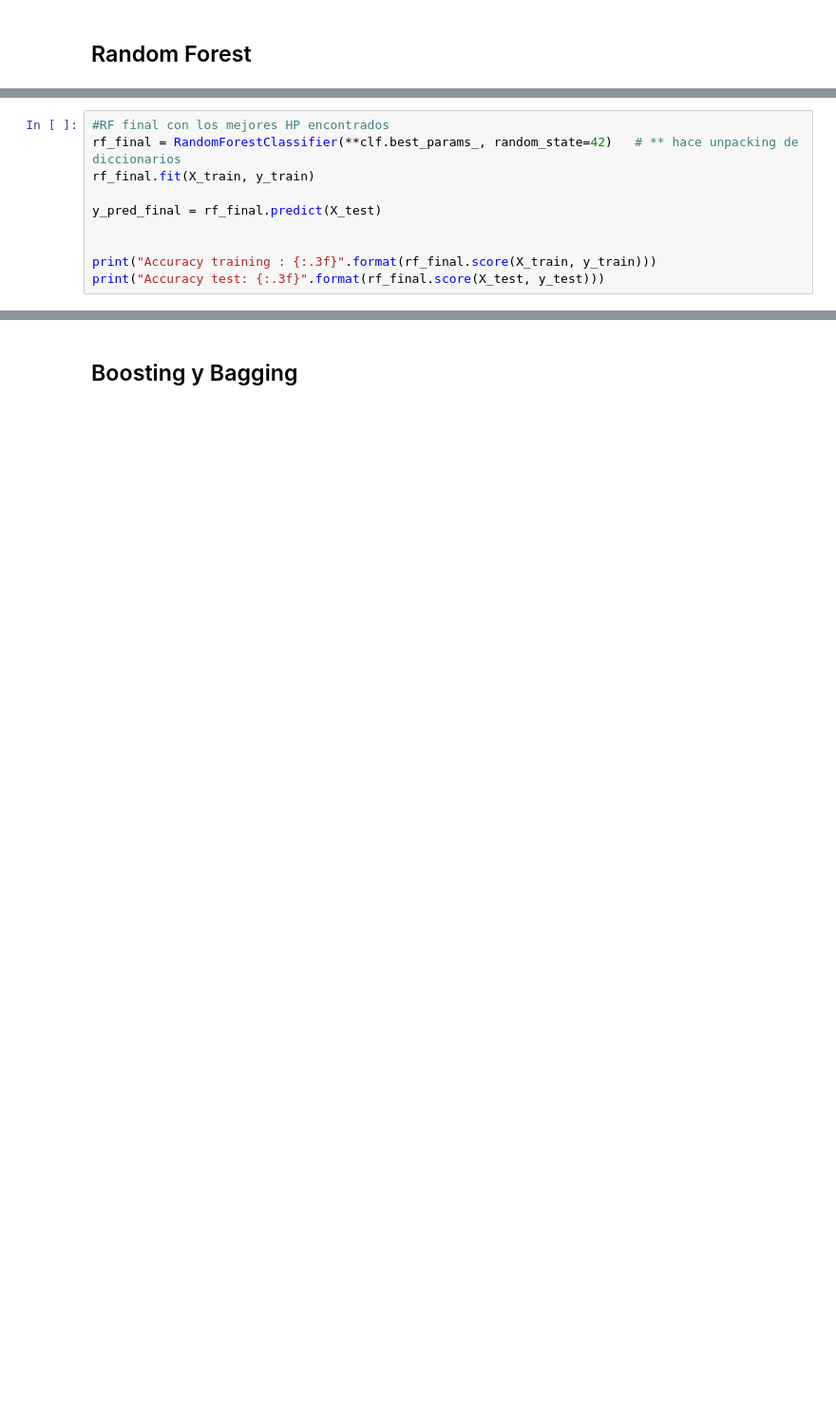
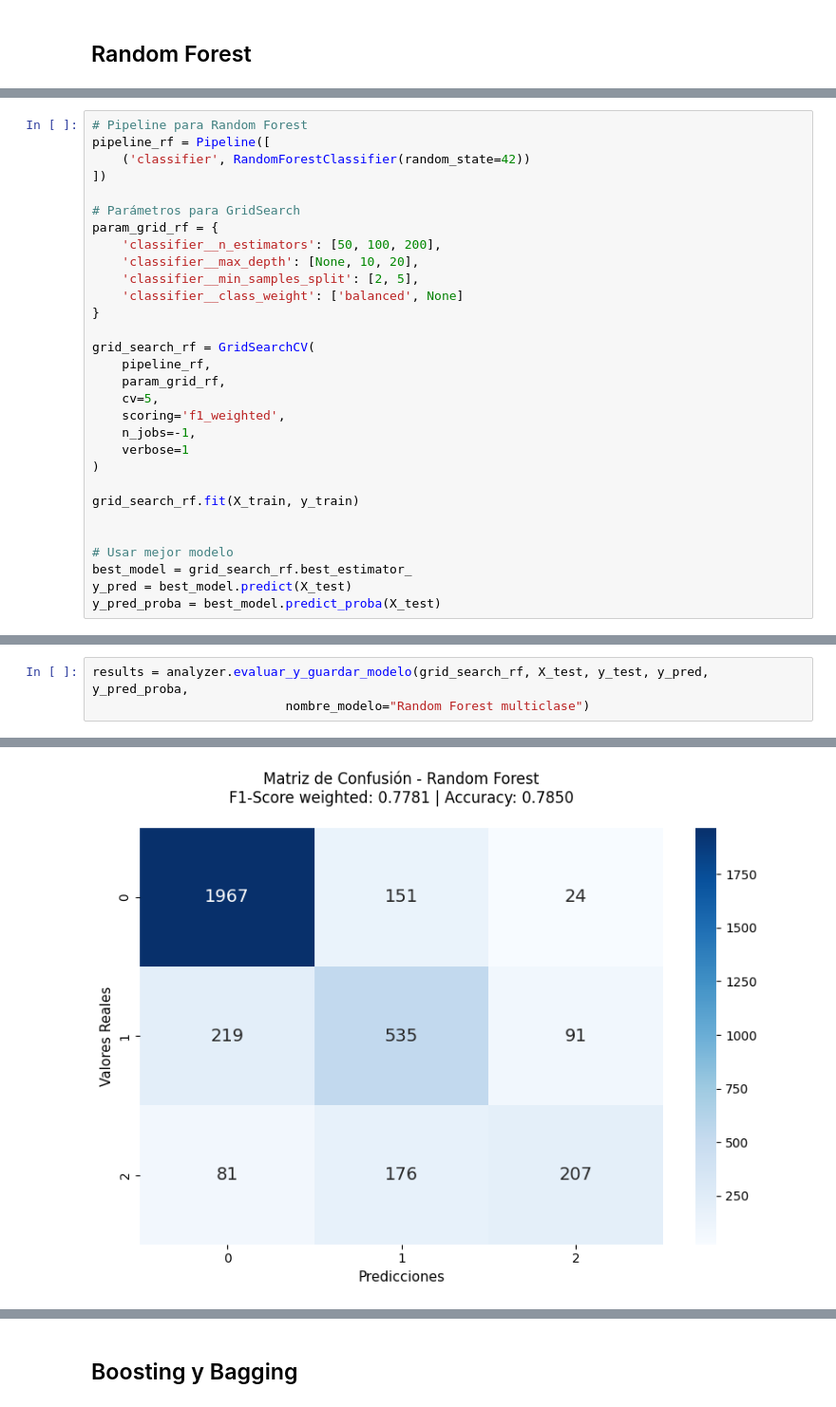
Before and after one commit to SofiaForni/aprendizaje_automatico_desertores, a Jupyter notebook: notebooks/modelos_target_multiclase.ipynb, the cells around one changed output, grey strips where cells are left out. Shown: that part at 95% size. Drawn from its saved outputs; the diff is of its cells as text; blank space fills up the shorter version.

```diff
--- a/notebooks/modelos_target_multiclase.ipynb
+++ b/notebooks/modelos_target_multiclase.ipynb
@@ -233,10 +136,0 @@ Accuracy test: 0.784
-# %%
-#RF final con los mejores HP encontrados
-rf_final = RandomForestClassifier(**clf.best_params_, random_state=42)   # ** hace unpacking de diccionarios
-rf_final.fit(X_train, y_train)
-
-y_pred_final = rf_final.predict(X_test)
-
-
-print("Accuracy training : {:.3f}".format(rf_final.score(X_train, y_train)))
-print("Accuracy test: {:.3f}".format(rf_final.score(X_test, y_test)))
@@ -294,0 +137,30 @@ weighted avg       0.78      0.78      0.77     11502
+# %%
+# Pipeline para Random Forest
+pipeline_rf = Pipeline([
+    ('classifier', RandomForestClassifier(random_state=42))
+])
+
+# Parámetros para GridSearch
+param_grid_rf = {
+    'classifier__n_estimators': [50, 100, 200],
+    'classifier__max_depth': [None, 10, 20],
+    'classifier__min_samples_split': [2, 5],
+    'classifier__class_weight': ['balanced', None]
+}
+
+grid_search_rf = GridSearchCV(
+    pipeline_rf,
+    param_grid_rf,
+    cv=5,
+    scoring='f1_weighted',
+    n_jobs=-1,
+    verbose=1
+)
+
+grid_search_rf.fit(X_train, y_train)
+
+
+# Usar mejor modelo
+best_model = grid_search_rf.best_estimator_
+y_pred = best_model.predict(X_test)
+y_pred_proba = best_model.predict_proba(X_test)
@@ -294,0 +169,4 @@ weighted avg       0.78      0.78      0.77     11502
+# %%
+results = analyzer.evaluar_y_guardar_modelo(grid_search_rf, X_test, y_test, y_pred, y_pred_proba,
+                          nombre_modelo="Random Forest multiclase")
+# %% [output]
@@ -294,0 +190 @@ weighted avg       0.78      0.78      0.77     11502
+[figure, added]
```
Also changed, not shown: parts of 47 cells of this notebook.
